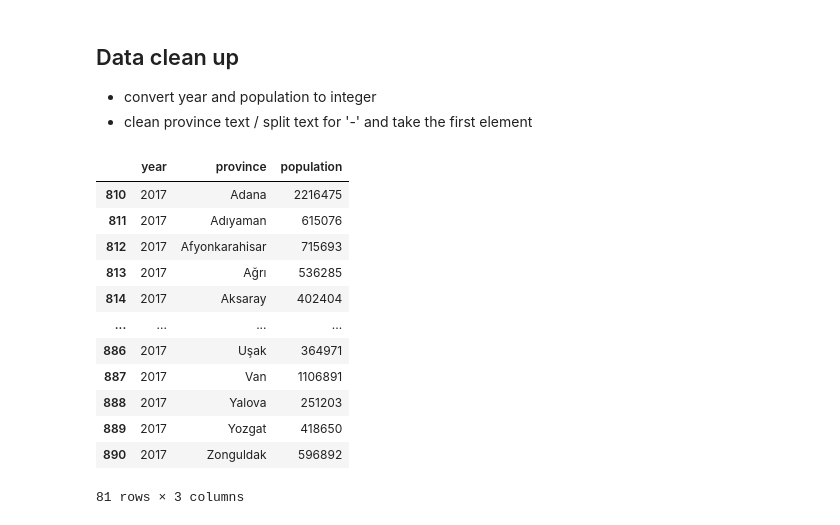
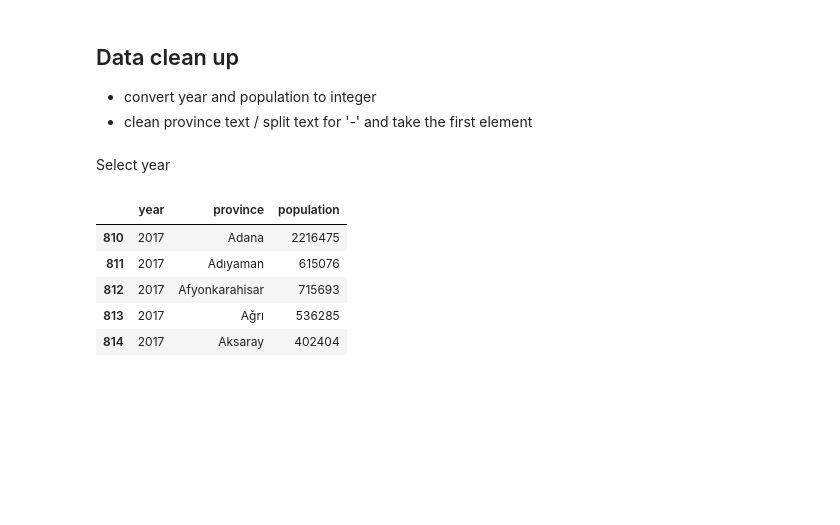
Before and after one commit to ctukel/Geopandas-projects, a Jupyter notebook: Turkeys_population.ipynb, the cells around one changed output. Cells and saved outputs as stored; diff of their text form; code cells hidden in the pictures; blank space fills up the shorter version.

```diff
--- a/Turkeys_population.ipynb
+++ b/Turkeys_population.ipynb
@@ -72,20 +69,15 @@ df=df[:-1]
 # %%
 df[['year','population']] = df[['year','population']].astype(int)
 df['province']=df['province'].str.split('-',expand=True)[0]
+# %% [markdown]
+Select year
 # %%
 df_year2017 = df.loc[df['year'] == 2017]
-df_year2017
+df_year2017.head()
 # %% [output]
 |  | year | province | population |
 | 810 | 2017 | Adana | 2216475 |
 | 811 | 2017 | Adıyaman | 615076 |
 | 812 | 2017 | Afyonkarahisar | 715693 |
 | 813 | 2017 | Ağrı | 536285 |
 | 814 | 2017 | Aksaray | 402404 |
-| ... | ... | ... | ... |
-| 886 | 2017 | Uşak | 364971 |
-| 887 | 2017 | Van | 1106891 |
-| 888 | 2017 | Yalova | 251203 |
-| 889 | 2017 | Yozgat | 418650 |
-| 890 | 2017 | Zonguldak | 596892 |
-81 rows × 3 columns
```
Also changed, not shown: parts of 15 cells of this notebook, 2 other files.
